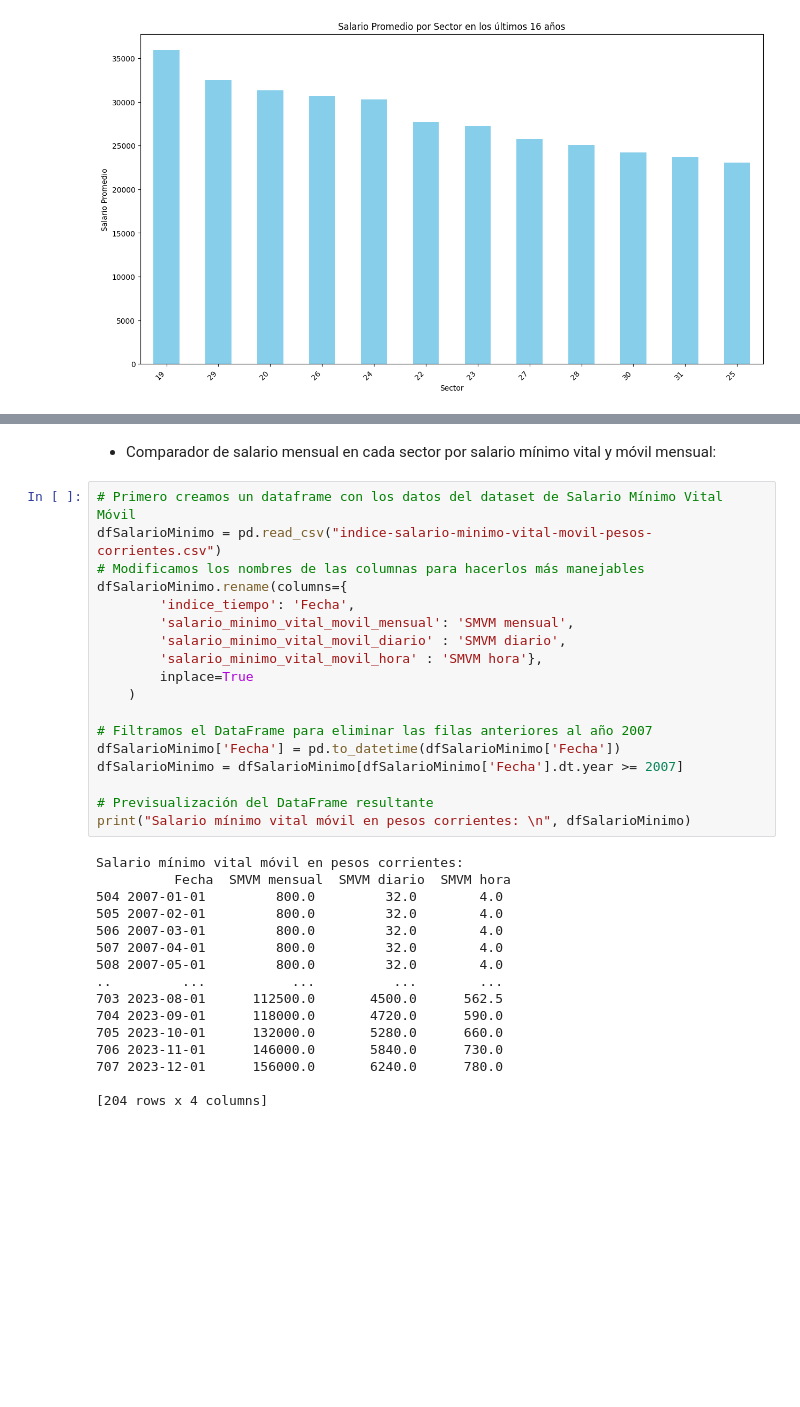
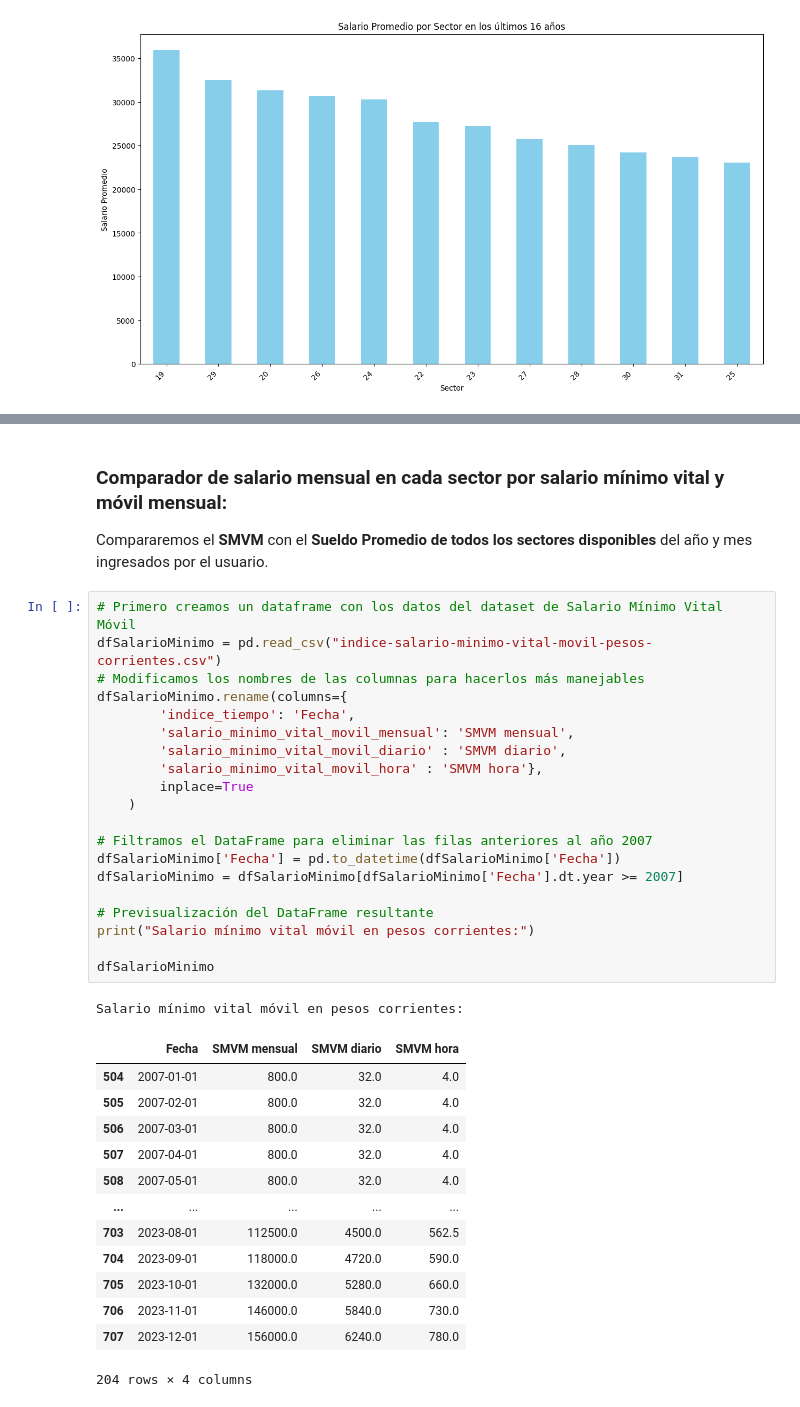
Before and after one commit to IlledNacu/TP2mate3, a Jupyter notebook: TP_SalarioJoven.ipynb, the cells around one changed output, grey strips where cells are left out. Drawn from its saved outputs; the diff is of its cells as text; blank space fills up the shorter version.

```diff
--- a/TP_SalarioJoven.ipynb
+++ b/TP_SalarioJoven.ipynb
@@ -177,37 +165,41 @@ Fecha
 # %% [markdown]
-- Comparador de salario mensual en cada sector por salario mínimo vital y móvil mensual:
+
+### Comparador de salario mensual en cada sector por salario mínimo vital y móvil mensual:
+
+Compararemos el **SMVM** con el **Sueldo Promedio de todos los sectores disponibles** del año y mes ingresados por el usuario.
 # %%
 # Primero creamos un dataframe con los datos del dataset de Salario Mínimo Vital Móvil
 dfSalarioMinimo = pd.read_csv("indice-salario-minimo-vital-movil-pesos-corrientes.csv")
 # Modificamos los nombres de las columnas para hacerlos más manejables
 dfSalarioMinimo.rename(columns={
         'indice_tiempo': 'Fecha',
         'salario_minimo_vital_movil_mensual': 'SMVM mensual',
         'salario_minimo_vital_movil_diario' : 'SMVM diario',
         'salario_minimo_vital_movil_hora' : 'SMVM hora'},
         inplace=True
     )
 
 # Filtramos el DataFrame para eliminar las filas anteriores al año 2007
 dfSalarioMinimo['Fecha'] = pd.to_datetime(dfSalarioMinimo['Fecha'])
 dfSalarioMinimo = dfSalarioMinimo[dfSalarioMinimo['Fecha'].dt.year >= 2007]
 
 # Previsualización del DataFrame resultante
-print("Salario mínimo vital móvil en pesos corrientes: \n", dfSalarioMinimo)
+print("Salario mínimo vital móvil en pesos corrientes:")
+
+dfSalarioMinimo
 # %% [output]
 Salario mínimo vital móvil en pesos corrientes:
-          Fecha  SMVM mensual  SMVM diario  SMVM hora
-504 2007-01-01         800.0         32.0        4.0
-505 2007-02-01         800.0         32.0        4.0
-506 2007-03-01         800.0         32.0        4.0
-507 2007-04-01         800.0         32.0        4.0
-508 2007-05-01         800.0         32.0        4.0
-..         ...           ...          ...        ...
-703 2023-08-01      112500.0       4500.0      562.5
-704 2023-09-01      118000.0       4720.0      590.0
-705 2023-10-01      132000.0       5280.0      660.0
-706 2023-11-01      146000.0       5840.0      730.0
-707 2023-12-01      156000.0       6240.0      780.0
-
-[204 rows x 4 columns]
+|  | Fecha | SMVM mensual | SMVM diario | SMVM hora |
+| 504 | 2007-01-01 | 800.0 | 32.0 | 4.0 |
+| 505 | 2007-02-01 | 800.0 | 32.0 | 4.0 |
+| 506 | 2007-03-01 | 800.0 | 32.0 | 4.0 |
+| 507 | 2007-04-01 | 800.0 | 32.0 | 4.0 |
+| 508 | 2007-05-01 | 800.0 | 32.0 | 4.0 |
+| ... | ... | ... | ... | ... |
+| 703 | 2023-08-01 | 112500.0 | 4500.0 | 562.5 |
+| 704 | 2023-09-01 | 118000.0 | 4720.0 | 590.0 |
+| 705 | 2023-10-01 | 132000.0 | 5280.0 | 660.0 |
+| 706 | 2023-11-01 | 146000.0 | 5840.0 | 730.0 |
+| 707 | 2023-12-01 | 156000.0 | 6240.0 | 780.0 |
+204 rows × 4 columns
 # %%
```
Also changed, not shown: parts of 42 cells of this notebook.
